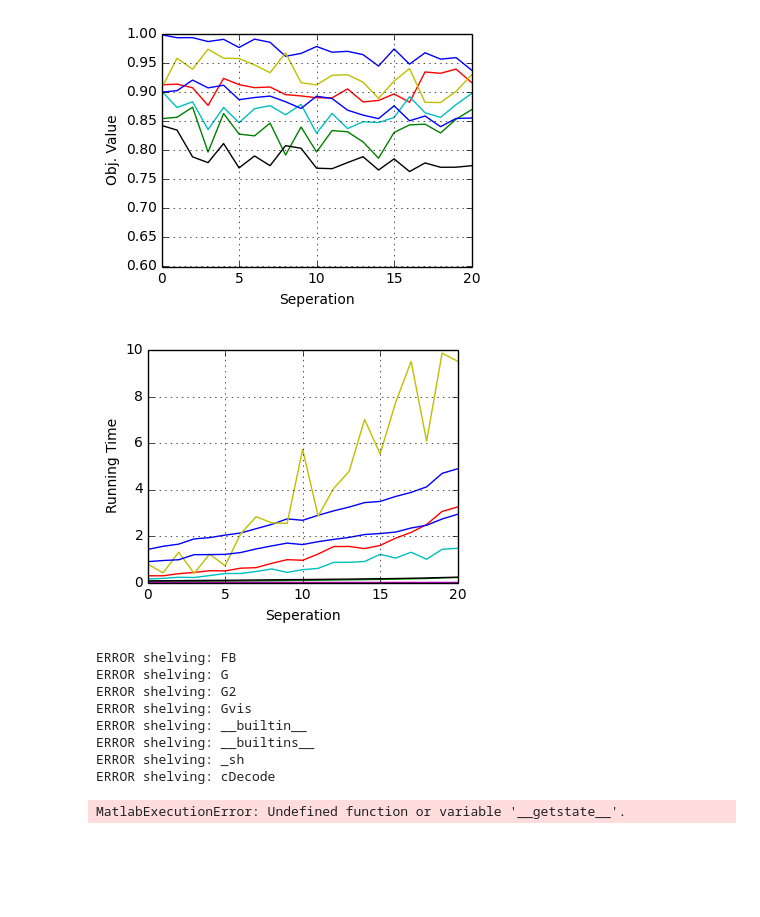
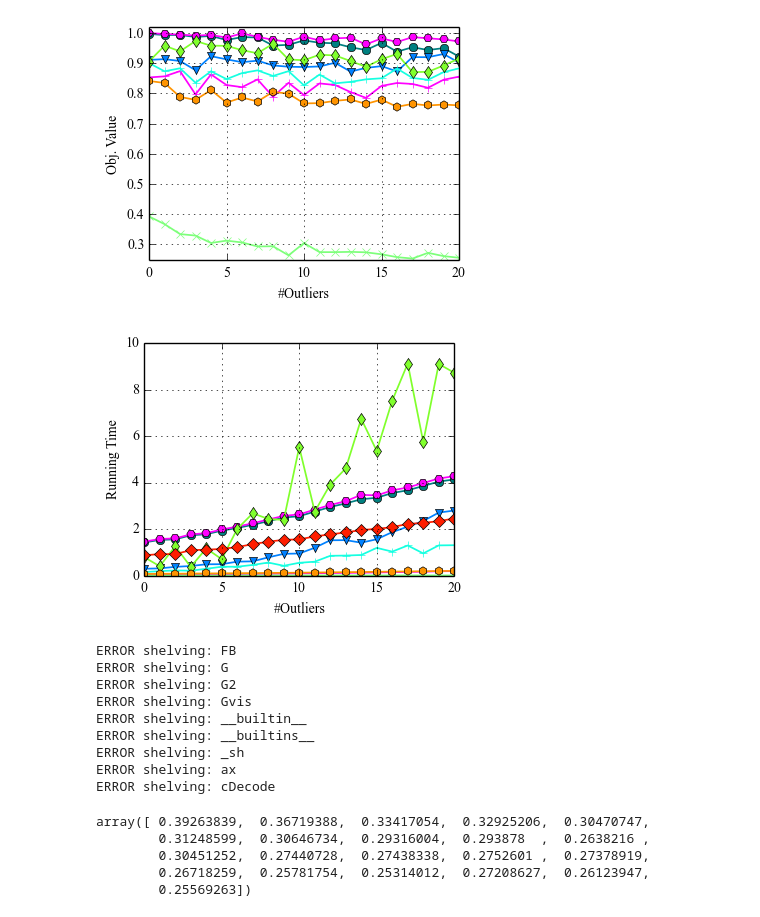
Before and after one commit to zzhang1987/HyperGraphMatchingBP, a Jupyter notebook: demoMotorHyper.ipynb, the cells around one changed output. Saved outputs shown, nothing was run; the diff lists cells and outputs as text; code cells hidden in the pictures; blank space fills up the shorter version.

```diff
--- a/demoMotorHyper.ipynb
+++ b/demoMotorHyper.ipynb
@@ -205,39 +268,37 @@ plt.savefig('Motor_ACC.pdf')    # <-- loses transparency
 # %%
-import matplotlib.pyplot as plt
-import matplotlib
 
-%matplotlib inline
 
-%matplotlib inline
+
 plt.figure(num=None, figsize=(4, 3), dpi=80, facecolor='w', edgecolor='k')
 
 
-for ai in xrange(NofAlgorithms):
-    plt.plot(range(0,MaxNofOus+1), MeanObj[:,ai], label=AlgorithmNames[ai])
-plt.ylim([0.6,1])
+for ai in range(NofAlgorithms):
+    if(Seq[ai] == 7):
+        continue
+    plt.plot(range(0,NofOus+1), MeanObj[:,Seq[ai]], label=AlgorithmNames[Seq[ai]],
+             color=Colors[Seq[ai]], marker=Markers[Seq[ai]], linewidth=1.25)
+plt.ylim([0.25,1.02])
 plt.ylabel('Obj. Value')
-plt.xlabel('Seperation')
+plt.xlabel('#Outliers')
 plt.grid(True)
 plt.savefig('Motor_Obj.pdf')    # <-- loses transparency
 # %% [output]
-[figure, old version]
+[figure, new version]
 # %%
-import matplotlib.pyplot as plt
-import matplotlib
-
-%matplotlib inline
 plt.figure(num=None, figsize=(4, 3), dpi=80, facecolor='w', edgecolor='k')
 
 
 for ai in xrange(NofAlgorithms):
-    plt.plot(range(0,MaxNofOus + 1), MeanRtime[:,ai], label=AlgorithmNames[ai])
+    plt.plot(range(0,NofOus+1), MeanRtime[:,Seq[ai]], label=AlgorithmNames[Seq[ai]],
+             color=Colors[Seq[ai]], marker=Markers[Seq[ai]], linewidth=1.25)
+
 plt.ylabel('Running Time')
-plt.xlabel('Seperation')
+plt.xlabel('#Outliers')
 
 plt.grid(True)
 plt.savefig('Motor_Time.pdf')    # <-- loses transparency
 # %% [output]
-[figure, old version]
+[figure, new version]
 # %%
 import shelve
 
@@ -249,7 +310,7 @@ my_shelf = shelve.open(filename,'n') # 'n' for new
 for key in dir():
     try:
         my_shelf[key] = globals()[key]
-    except TypeError:
+    except:
         #
         # __builtins__, my_shelf, and imported modules can not be shelved.
         #
@@ -263,5 +324,13 @@ ERROR shelving: Gvis
 ERROR shelving: __builtin__
 ERROR shelving: __builtins__
 ERROR shelving: _sh
+ERROR shelving: ax
 ERROR shelving: cDecode
-MatlabExecutionError: Undefined function or variable '__getstate__'.
+# %%
+MeanObj[:,4]
+# %% [output]
+array([ 0.39263839,  0.36719388,  0.33417054,  0.32925206,  0.30470747,
+        0.31248599,  0.30646734,  0.29316004,  0.293878  ,  0.2638216 ,
+        0.30451252,  0.27440728,  0.27438338,  0.2752601 ,  0.27378919,
+        0.26718259,  0.25781754,  0.25314012,  0.27208627,  0.26123947,
+        0.25569263])
```
Also changed, not shown: parts of 3 cells of this notebook, 4 other files.
